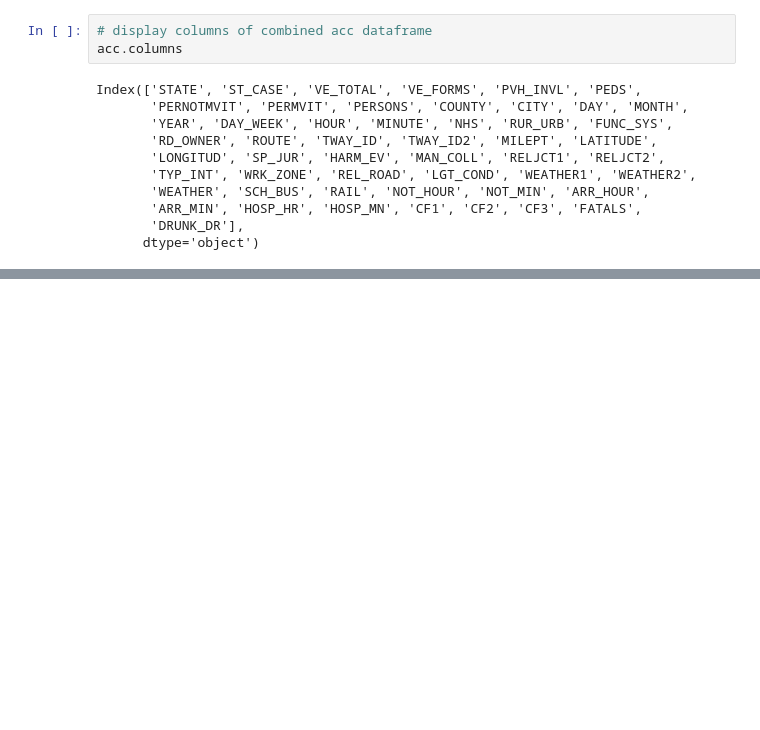
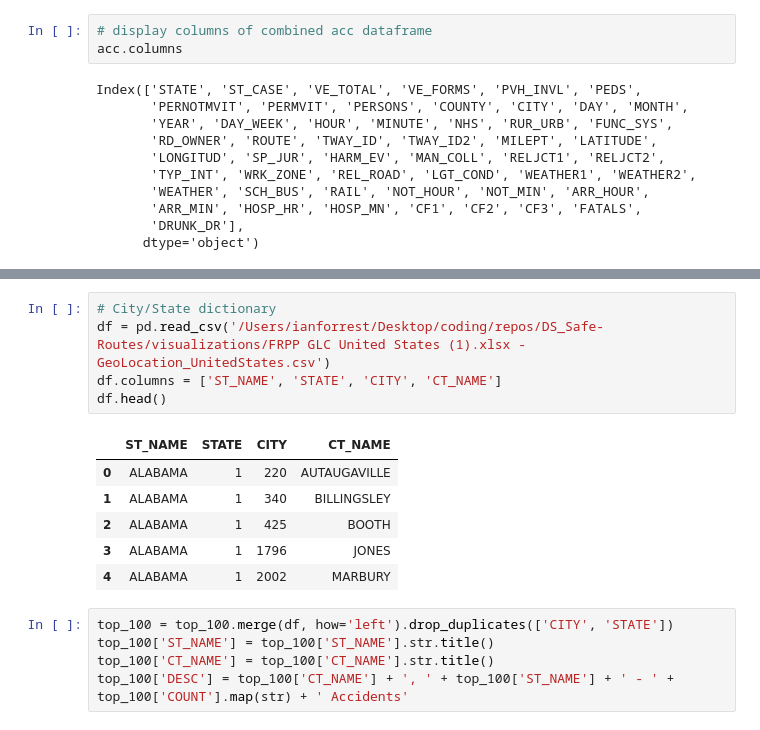
Before and after one commit to Build-Week-Safe-Routes-2/DS_Safe-Routes, a Jupyter notebook: visualizations/visualizations.ipynb, the cells around one changed output, grey strips where cells are left out. Saved outputs shown, nothing was run; the diff lists cells and outputs as text; blank space fills up the shorter version.

```diff
--- a/visualizations/visualizations.ipynb
+++ b/visualizations/visualizations.ipynb
@@ -96,0 +60,17 @@ Length: 9018, dtype: int64
+# %%
+# City/State dictionary
+df = pd.read_csv('/Users/ianforrest/Desktop/coding/repos/DS_Safe-Routes/visualizations/FRPP GLC United States (1).xlsx - GeoLocation_UnitedStates.csv')
+df.columns = ['ST_NAME', 'STATE', 'CITY', 'CT_NAME']
+df.head()
+# %% [output]
+|  | ST_NAME | STATE | CITY | CT_NAME |
+| 0 | ALABAMA | 1 | 220 | AUTAUGAVILLE |
+| 1 | ALABAMA | 1 | 340 | BILLINGSLEY |
+| 2 | ALABAMA | 1 | 425 | BOOTH |
+| 3 | ALABAMA | 1 | 1796 | JONES |
+| 4 | ALABAMA | 1 | 2002 | MARBURY |
+# %%
+top_100 = top_100.merge(df, how='left').drop_duplicates(['CITY', 'STATE'])
+top_100['ST_NAME'] = top_100['ST_NAME'].str.title()
+top_100['CT_NAME'] = top_100['CT_NAME'].str.title()
+top_100['DESC'] = top_100['CT_NAME'] + ', ' + top_100['ST_NAME'] + ' - ' + top_100['COUNT'].map(str) + ' Accidents'
```
Also changed, not shown: parts of 7 cells of this notebook, 3 other files.
